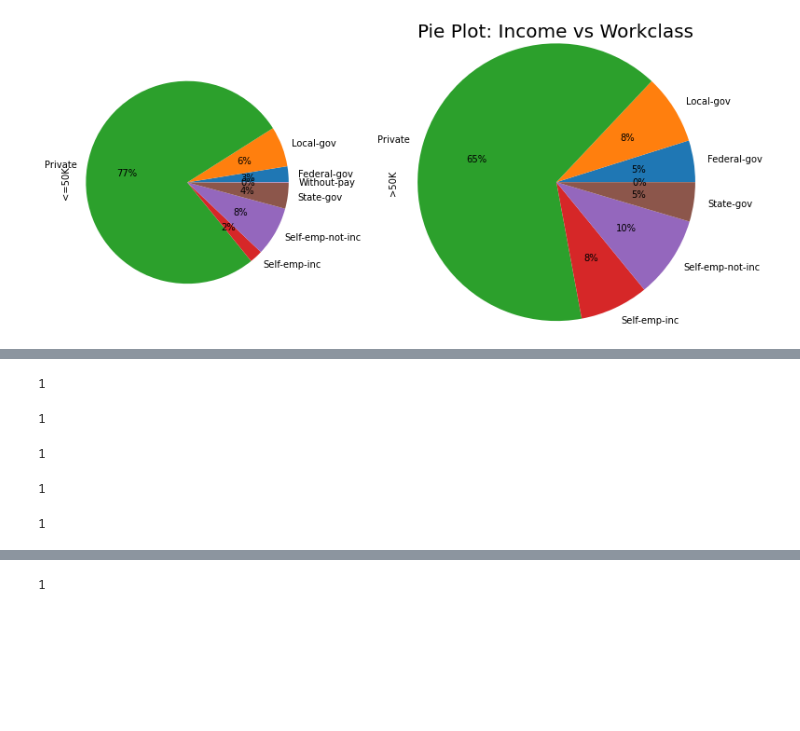
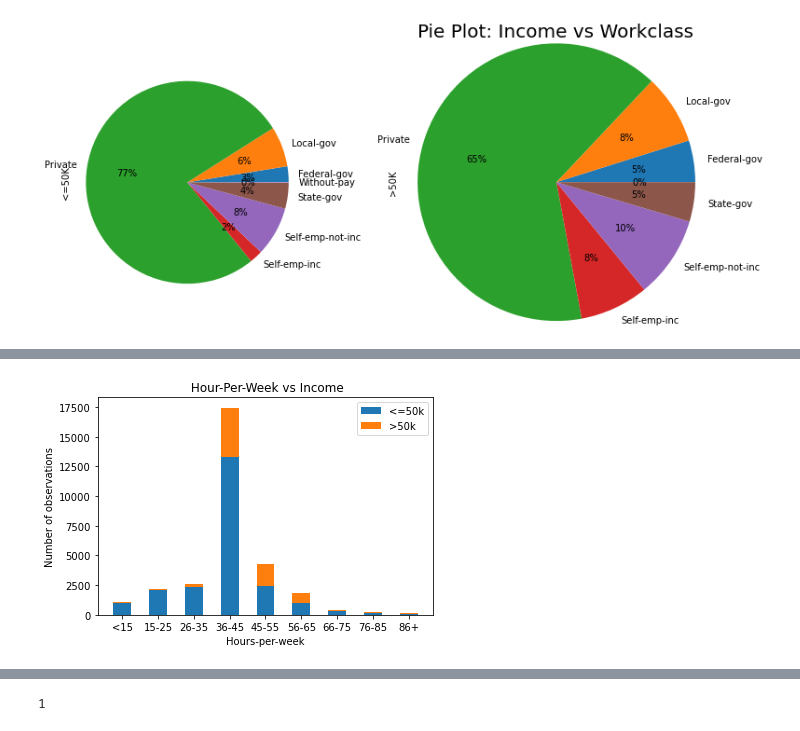
Before and after one commit to wzheng41/CSE578-Data-Visualization, a Jupyter notebook: main.ipynb, the cells around one changed output, grey strips where cells are left out. Drawn from its saved outputs; the diff is of its cells as text; code cells hidden in the pictures; blank space fills up the shorter version.

Commit message:
5/6 Groups of Graphs Has Been Merged
We only need the last group of graphs and the prediction graphs from now. Besides that, everything looks cool!

```diff
--- a/main.ipynb
+++ b/main.ipynb
@@ -217,20 +214,22 @@ print(1)
-# %%
-print(1)
-# %% [output]
-1
-# %%
-print(1)
-# %% [output]
-1
-# %%
-print(1)
-# %% [output]
-1
-# %%
-print(1)
-# %% [output]
-1
-# %%
-print(1)
-# %% [output]
-1
+# %%
+# Plot Group 3 - Hour-Per-Week vs Income
+df_less_than_50k = numerical_training_data[numerical_training_data['Income'] == 0]
+df_more_than_50k = numerical_training_data[numerical_training_data['Income'] == 1]
+
+bins = [0, 15, 25, 35, 45, 55, 65, 75, 85, np.inf]
+labels = ['<15', '15-25', '26-35', '36-45', '45-55', '56-65', '66-75','76-85','86+']
+df_less_than_50k  = df_less_than_50k .groupby(['Income', pd.cut(df_less_than_50k ['Hours_Per_Week'], bins)])
+df_more_than_50k = df_more_than_50k.groupby(['Income', pd.cut(df_more_than_50k['Hours_Per_Week'], bins)])
+df_less_than_50k = df_less_than_50k.size()
+df_more_than_50k = df_more_than_50k.size()
+width = 0.50
+fig, ax = plt.subplots()
+ax.bar(labels, df_less_than_50k, width, label='<=50k')
+ax.bar(labels,df_more_than_50k, width, bottom=df_less_than_50k,label='>50k')
+plt.xlabel("Hours-per-week")
+plt.ylabel("Number of observations")
+plt.title(" Hour-Per-Week vs Income")
+ax.legend()
+plt.show()
+# %% [output]
+[figure, added]
```
Also changed, not shown: parts of 10 cells of this notebook, 1 other file.
